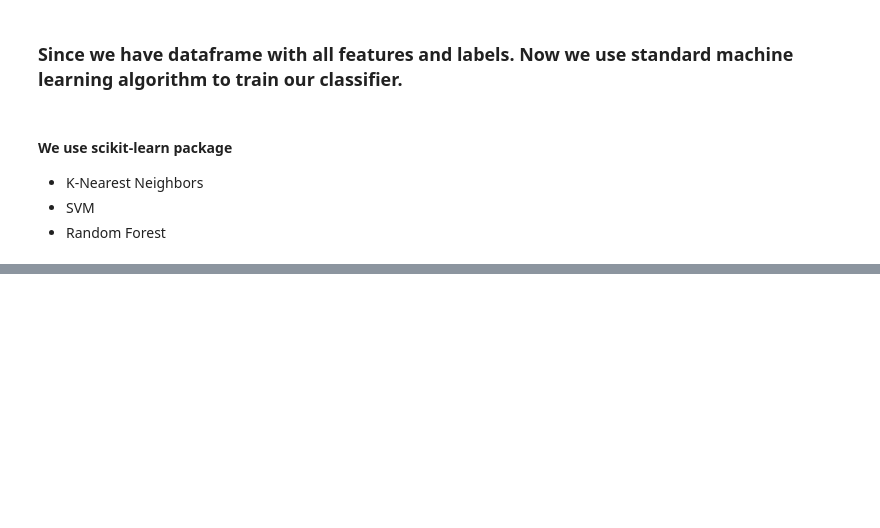
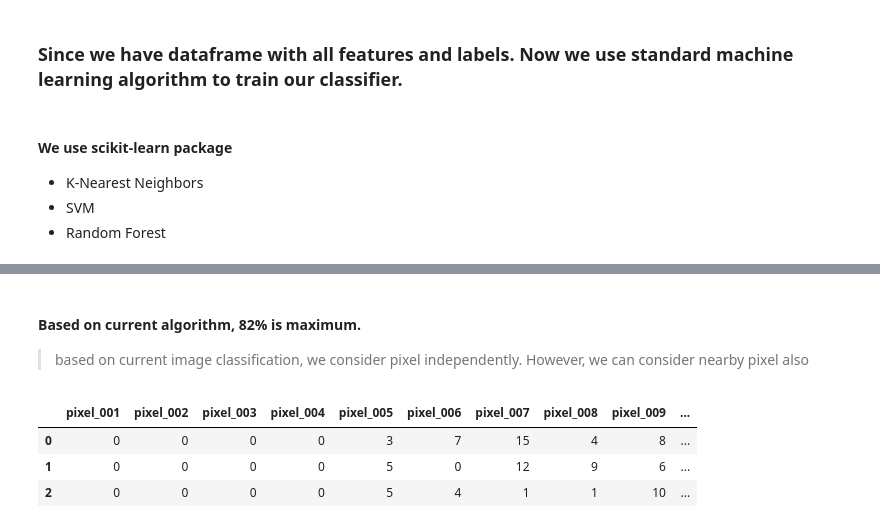
Before and after one commit to NUSTemple/image-classification-tutorial, a Jupyter notebook: jupyter/t1_mnist_simple_ml.ipynb, the cells around one changed output, grey strips where cells are left out. Cells and saved outputs as stored; diff of their text form; code cells hidden in the pictures; blank space fills up the shorter version.

```diff
--- a/jupyter/t1_mnist_simple_ml.ipynb
+++ b/jupyter/t1_mnist_simple_ml.ipynb
@@ -94,0 +143,23 @@ print(classification_report(KNN_prediction, y_test))
+# %% [markdown]
+#### Based on current algorithm, 82% is maximum.
+
+> based on current image classification, we consider pixel independently. However, we can consider nearby pixel also
+# %%
+def get_image_array_pool(image_file, pixel_column_names):
+    filename = os.path.join(image_path, image_file)
+    im = Image.open(filename)
+    im2arr = np.array(im).flatten()
+    im2arr = block_reduce(pd.DataFrame(im2arr), (2,2), np.max)
+    label = image_file.split(".")[0].split("_")[-1]
+    pd_tmp = pd.Series(list(im2arr.flatten()), index = pixel_column_names[0:len(list(im2arr.flatten()))])
+    pd_tmp['file'] = image_file
+    pd_tmp['label'] = int(label)
+    return pd_tmp
+# %%
+df2 = pd.concat([get_image_array_pool(img, pixel_column_names) for img in image_files], axis =1).T
+df2.head(3)
+# %% [output]
+|  | pixel_001 | pixel_002 | pixel_003 | pixel_004 | pixel_005 | pixel_006 | pixel_007 | pixel_008 | pixel_009 | ... |
+| 0 | 0 | 0 | 0 | 0 | 3 | 7 | 15 | 4 | 8 | ... |
+| 1 | 0 | 0 | 0 | 0 | 5 | 0 | 12 | 9 | 6 | ... |
+| 2 | 0 | 0 | 0 | 0 | 5 | 4 | 1 | 1 | 10 | ... |
```
Also changed, not shown: parts of 15 cells of this notebook.
